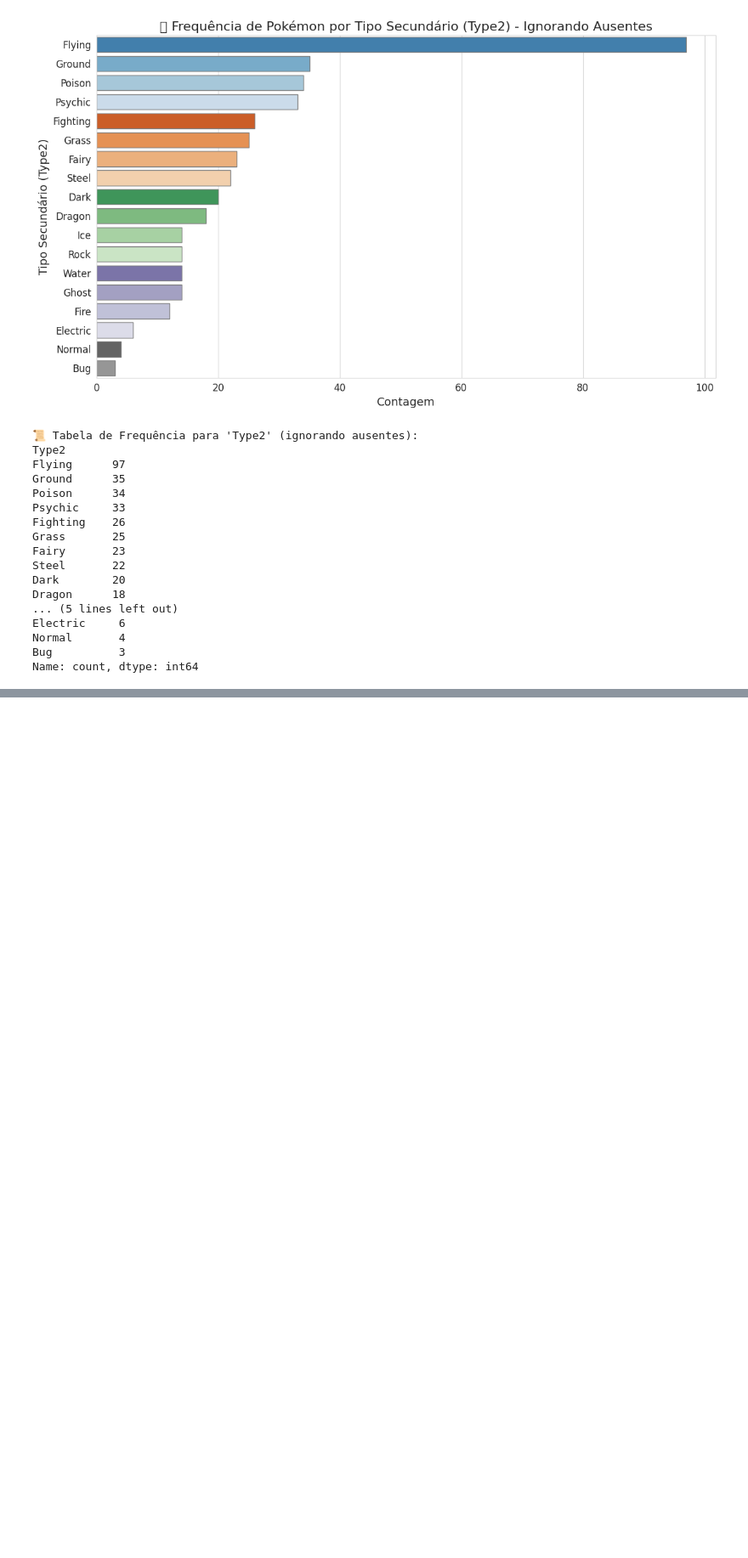
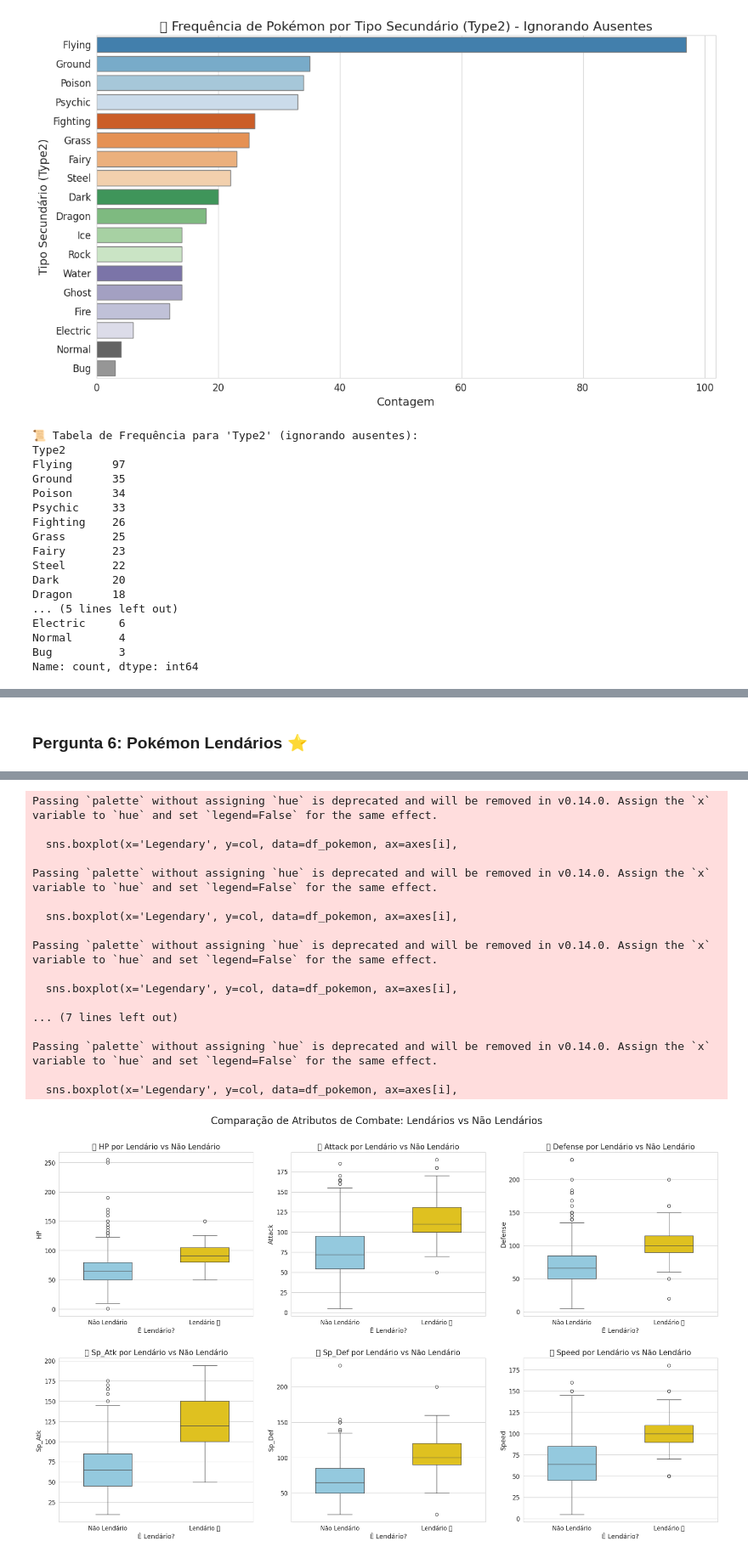
Before and after one commit to et586-estatistica/intro-data-analysis-Mauro-Jorge, a Jupyter notebook: atividade1.ipynb, the cells around one changed output, grey strips where cells are left out. Shown: that part at 85% size. Cells and saved outputs as stored; diff of their text form; code cells hidden in the pictures; blank space fills up the shorter version.

```diff
--- a/atividade1.ipynb
+++ b/atividade1.ipynb
@@ -684,0 +717,62 @@ Name: count, dtype: int64
+# %% [markdown]
+### Pergunta 6: Pokémon Lendários ⭐
+# %%
+# Solução para a Questão 6 (Comparar stats de Lendários e Não Lendários)
+if not df_pokemon.empty:
+    stats_cols = ['HP', 'Attack', 'Defense', 'Sp_Atk', 'Sp_Def', 'Speed']
+
+    print("📊 Médias dos atributos de combate para Lendários vs Não Lendários:")
+    print(df_pokemon.groupby('Legendary')[stats_cols].mean().round(2))
+    print("\n📊 Medianas dos atributos de combate para Lendários vs Não Lendários:")
+    print(df_pokemon.groupby('Legendary')[stats_cols].median())
+
+    # Boxplots comparativos para todos os stats_cols
+    fig, axes = plt.subplots(2, 3, figsize=(20, 12))
+    axes = axes.flatten() # Para facilitar a iteração
+
+    # Defina a paleta com chaves booleanas se 'Legendary' for booleana
+    # ou strings se 'Legendary' for string
+    # Vamos assumir que 'Legendary' é booleana no DataFrame,
+    # mas o Seaborn pode estar esperando strings para o mapeamento da paleta
+    # na versão que você está usando ou devido à forma como 'x' é tratado.
+
+    # TENTATIVA 1: Paleta com chaves booleanas (ideal se a coluna é bool)
+    # palettes_legendary = {False: "skyblue", True: "gold"}
+
+    # TENTATIVA 2: Paleta com chaves string (para cobrir a mensagem de erro)
+    palettes_legendary_str_keys = {'False': "skyblue", 'True': "gold"}
+
+    # Verifique o tipo de dados da coluna 'Legendary'
+    # print(df_pokemon['Legendary'].dtype) # Adicione isso para depurar se necessário
+
+    for i, col in enumerate(stats_cols):
+        # Converta 'Legendary' para string para o mapeamento da paleta, se necessário
+        # ou use a coluna como está e ajuste as chaves da paleta.
+        # Se a coluna 'Legendary' for booleana, o Seaborn deveria lidar com
+        # palettes_legendary = {False: "skyblue", True: "gold"}
+        # mas o erro sugere que ele está procurando por strings.
+
+        # Vamos usar as chaves string na paleta e passar a coluna 'Legendary'
+        # diretamente. O Seaborn deve converter os booleanos de 'x' para strings
+        # ao procurar na paleta.
+        sns.boxplot(x='Legendary', y=col, data=df_pokemon, ax=axes[i],
+                    palette=palettes_legendary_str_keys,  # Usando a paleta com chaves string
+                    width=0.5)
+
+        # Alternativa seguindo a sugestão da FutureWarning (pode ajudar com a paleta também):
+        # sns.boxplot(x='Legendary', y=col, data=df_pokemon, ax=axes[i],
+        #             hue='Legendary', palette=palettes_legendary, # Paleta com chaves bool
+        #             width=0.5, legend=False) # Adiciona hue e remove legenda duplicada
+
+        axes[i].set_title(f'⭐ {col} por Lendário vs Não Lendário', fontsize=15)
+        axes[i].set_xlabel('É Lendário?', fontsize=13)
+        axes[i].set_ylabel(col, fontsize=13)
+        axes[i].set_xticklabels(['Não Lendário', 'Lendário ⭐'], fontsize=12)
+        axes[i].tick_params(axis='y', labelsize=12)
+
+    plt.tight_layout(pad=3.0) # Ajusta o layout e adiciona padding
+    plt.suptitle('Comparação de Atributos de Combate: Lendários vs Não Lendários', fontsize=20, y=1.03)
+    plt.show()
+else:
+  print("\nNão é possível comparar estatísticas de Lendários. DataFrame está vazio. ⚠️")
+# %% [output]
@@ -684,0 +790,18 @@ Name: count, dtype: int64
+Passing `palette` without assigning `hue` is deprecated and will be removed in v0.14.0. Assign the `x` variable to `hue` and set `legend=False` for the same effect.
+
+  sns.boxplot(x='Legendary', y=col, data=df_pokemon, ax=axes[i],
+
+Passing `palette` without assigning `hue` is deprecated and will be removed in v0.14.0. Assign the `x` variable to `hue` and set `legend=False` for the same effect.
+
+  sns.boxplot(x='Legendary', y=col, data=df_pokemon, ax=axes[i],
+
+Passing `palette` without assigning `hue` is deprecated and will be removed in v0.14.0. Assign the `x` variable to `hue` and set `legend=False` for the same effect.
+
+  sns.boxplot(x='Legendary', y=col, data=df_pokemon, ax=axes[i],
+
+... (7 lines left out)
+
+Passing `palette` without assigning `hue` is deprecated and will be removed in v0.14.0. Assign the `x` variable to `hue` and set `legend=False` for the same effect.
+
+  sns.boxplot(x='Legendary', y=col, data=df_pokemon, ax=axes[i],
+[figure, added]
```
Also changed, not shown: parts of 5 cells of this notebook.
